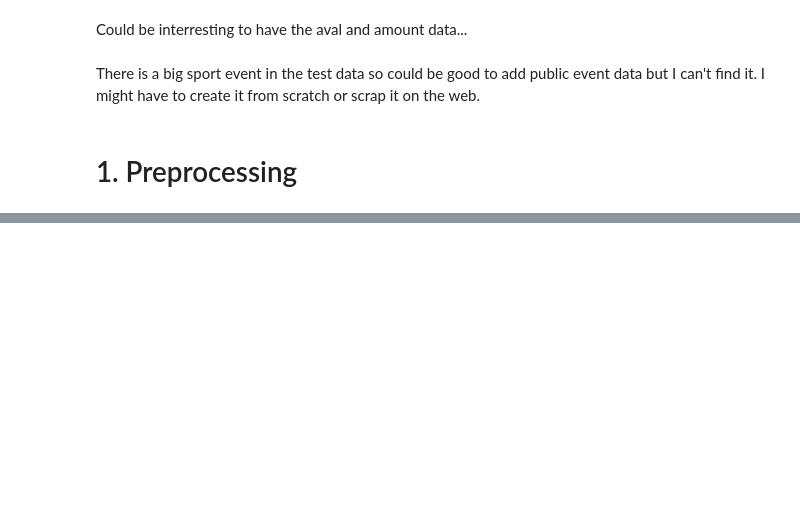
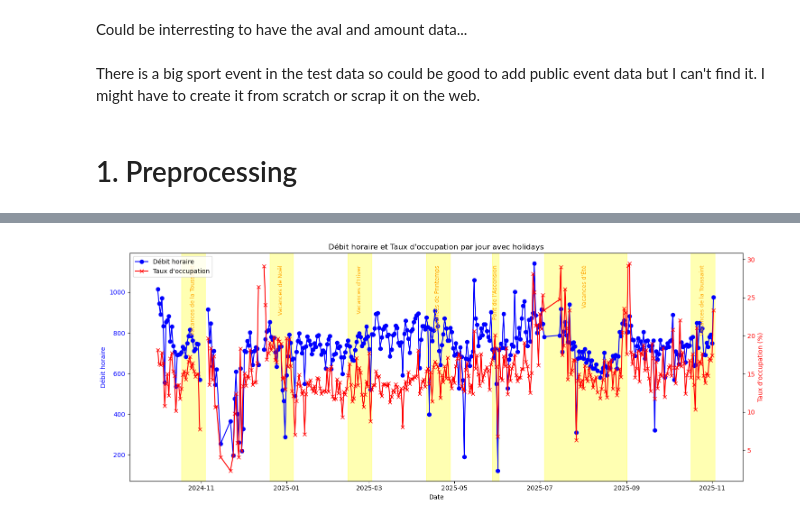
Before and after one commit to JimmyGuertin/Datathon-BCG, a Jupyter notebook: notebooks/eda.ipynb, the cells around one changed output, grey strips where cells are left out. Drawn from its saved outputs; the diff is of its cells as text; code cells hidden in the pictures; blank space fills up the shorter version.

```diff
--- a/notebooks/eda.ipynb
+++ b/notebooks/eda.ipynb
@@ -233,0 +61,67 @@ Index(['Identifiant arc', 'Libelle', 'Date et heure de comptage',
+# %%
+import matplotlib.pyplot as plt
+import pandas as pd
+
+# Assure-toi que 'date' est en datetime.date
+df['date'] = pd.to_datetime(df['date'])
+
+# Grouper par date pour tracer une valeur moyenne par jour
+daily_df = df.groupby('date').agg({
+    'Débit horaire': 'mean',
+    'Taux d\'occupation': 'mean',
+    'holiday_name': 'first'  # récupère le nom de la holiday si présent
+}).reset_index()
+
+# Fusionner les périodes de vacances consécutives
+holiday_periods = []
+current_name = None
+start_date = None
+
+for idx, row in daily_df.iterrows():
+    name = row['holiday_name']
+    if pd.notna(name):
+        if current_name != name:  # nouvelle holiday
+            if current_name is not None:
+                holiday_periods.append((start_date, prev_date, current_name))
+            current_name = name
+            start_date = row['date']
+        prev_date = row['date']
+    else:
+        if current_name is not None:
+            holiday_periods.append((start_date, prev_date, current_name))
+            current_name = None
+            start_date = None
+if current_name is not None:
+    holiday_periods.append((start_date, prev_date, current_name))
+
+# Plot
+fig, ax1 = plt.subplots(figsize=(15,6))
+
+# Débit horaire
+ax1.plot(daily_df['date'], daily_df['Débit horaire'], color='blue', marker='o', label='Débit horaire')
+ax1.set_xlabel('Date')
+ax1.set_ylabel('Débit horaire', color='blue')
+ax1.tick_params(axis='y', labelcolor='blue')
+
+# Taux d'occupation
+ax2 = ax1.twinx()
+ax2.plot(daily_df['date'], daily_df['Taux d\'occupation'], color='red', marker='x', label='Taux d\'occupation')
+ax2.set_ylabel('Taux d\'occupation (%)', color='red')
+ax2.tick_params(axis='y', labelcolor='red')
+
+# Ajouter des blocs pour les vacances
+for start, end, name in holiday_periods:
+    ax1.axvspan(start, end + pd.Timedelta(days=1), color='yellow', alpha=0.3)
+    ax1.text(start + (end - start)/2, ax1.get_ylim()[1]*0.95, name, rotation=90,
+             verticalalignment='top', fontsize=9, color='orange', ha='center')
+
+# Légende
+lines, labels = ax1.get_legend_handles_labels()
+lines2, labels2 = ax2.get_legend_handles_labels()
+ax1.legend(lines + lines2, labels + labels2, loc='upper left')
+
+plt.title("Débit horaire et Taux d'occupation par jour avec holidays")
+plt.tight_layout()
+plt.show()
+# %% [output]
+[figure, added]
```
Also changed, not shown: parts of 8 cells of this notebook, 1 other file.
